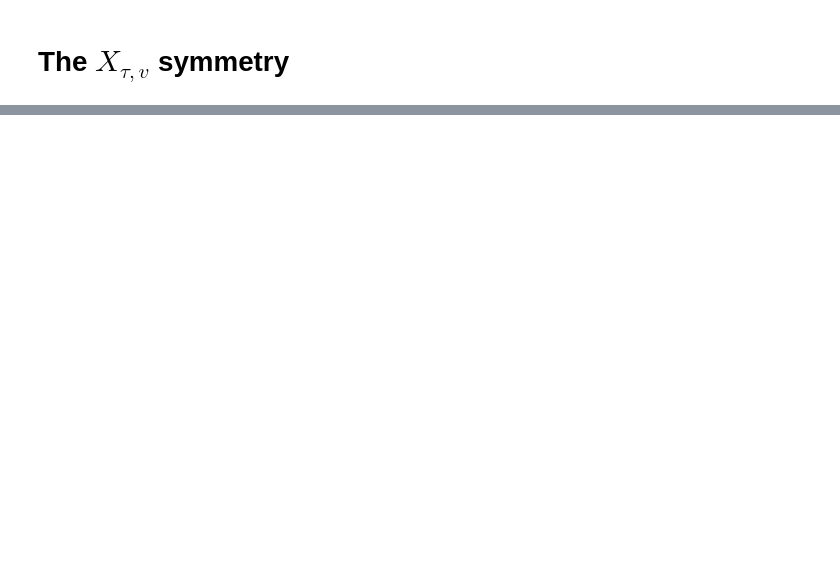
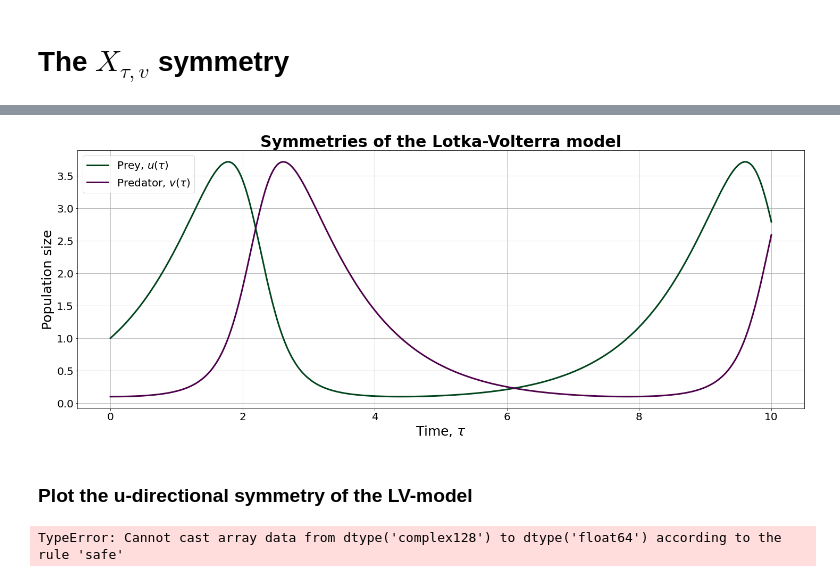
Before and after one commit to JohannesBorgqvist/separable_phase_plane_symmetries, a Jupyter notebook: Code/push_forward_LV_phase_plane_symmetries.ipynb, the cells around one changed output, grey strips where cells are left out. Saved outputs shown, nothing was run; the diff lists cells and outputs as text; code cells hidden in the pictures; blank space fills up the shorter version.

```diff
--- a/Code/push_forward_LV_phase_plane_symmetries.ipynb
+++ b/Code/push_forward_LV_phase_plane_symmetries.ipynb
@@ -183,0 +191,60 @@ Let's see if this infinitesimal actually solves our PDE of interest.
+# %%
+from numpy import * # For numerical calculations,
+import matplotlib.pyplot as plt # For plotting,
+from scipy import integrate # For solving ODEs.
+# Function 1: ODE for the LV model
+def dX_dt_LV(X, t=0,a=1):
+    """ Return the growth rate of fox and rabbit populations. """
+    return array([ X[0]*(1-X[1]) ,
+                   a*X[1]*(X[0]-1)])
+# Define the time vector and the initial conditions
+t = linspace(0, 10, 500)              # time
+X0 = array([1, 0.10])                     # initials conditions: 10 rabbits and 5 foxes
+# Solve the ODE at hand
+X1, infodict = integrate.odeint(dX_dt_LV, X0, t, args = (1,),full_output=True)
+infodict['message'] # >>> 'Integration successful.'
+# Split the solution into its component parts
+u, v = X1.T
+# Plot our lovely solutions
+fig_1 = plt.figure(constrained_layout=True, figsize=(20, 8))
+plt.plot(t, u, '-', label="Prey, $u(\\tau)$" ,color=(0/256,68/256,27/256),linewidth=3.0)
+plt.plot(t, v  , '-', label='Predator, $v(\\tau)$',color=(77/256,0/256,75/256),linewidth=3.0)
+plt.grid()
+plt.legend(loc='best',prop={"size":20})
+plt.xlabel(xlabel='Time, $\\tau$',fontsize=25)
+plt.ylabel(ylabel='Population size',fontsize=25)
+# Change the size of the ticks
+plt.tick_params(axis='both', which='major', labelsize=20)
+plt.tick_params(axis='both', which='minor', labelsize=20)
+# Title and saving the figure
+plt.title('Symmetries of the Lotka-Volterra model',fontsize=30,weight='bold')
+plt.savefig('../Figures/LV_solutions.png')
+# %% [output]
+[figure, added]
+# %% [markdown]
+### Plot the u-directional symmetry of the LV-model
+# %%
+# Import the lambert W function from scipy
+from scipy.special import lambertw
+# Function 2: ODE for the u-directional symmetry of the LV model
+def dX_deps_LV_u(X, t=0,*parameters):
+    # Extract the parameters
+    alpha = parameters[0]
+    # The internal energy
+    H = -(X[0]**alpha*X[1])*exp(-(alpha*X[0]+X[1]))
+    # Calculate our second invariant
+    I2 = -X[1]*exp(-X[1])
+    # The remaining term involving the Lambertz W function
+    term_2 = ((1)/(X[0]*(lambertw(I2)+1)-lambertw(I2)-1))
+    # Return the dynamics of the linear system
+    return array([H+term_2,
+                  (1/alpha)*(X[0]/(X[0]-1))
+                  ,0])
+# Set the value of alpha
+alpha = 1
+# The transformation parameter
+epsilon_vec = arange(0,1,1/50)              # epsilon
+# Try to solve the ODE at hand
+Gamma_epsilon, infodict = integrate.odeint(dX_deps_LV_u, array([2,2]), epsilon_vec, args = (alpha,),full_output=True)
+# %% [output]
+TypeError: Cannot cast array data from dtype('complex128') to dtype('float64') according to the rule 'safe'
```
Also changed, not shown: parts of 10 cells of this notebook, 3 other files.
